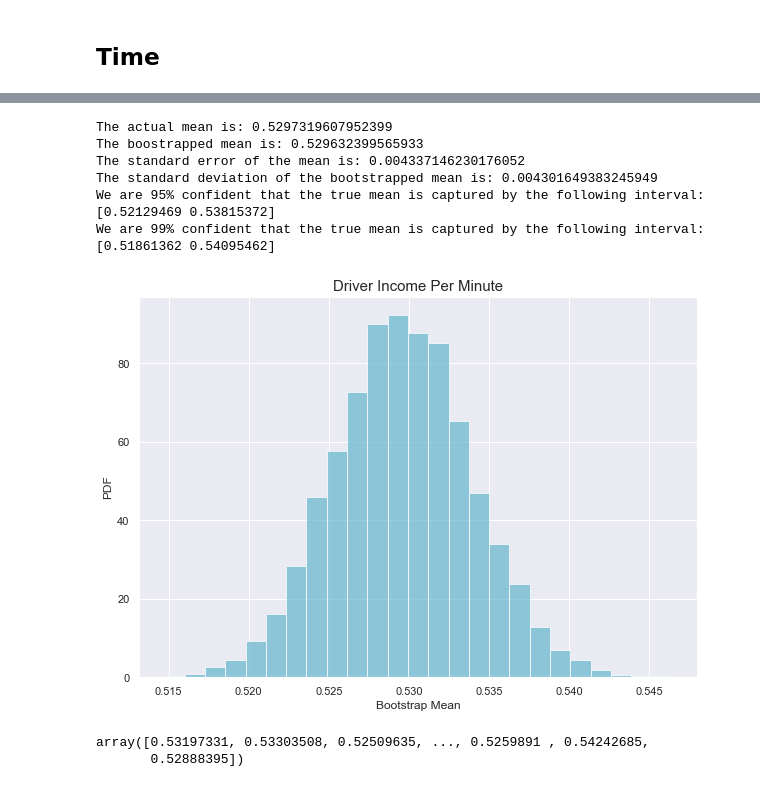
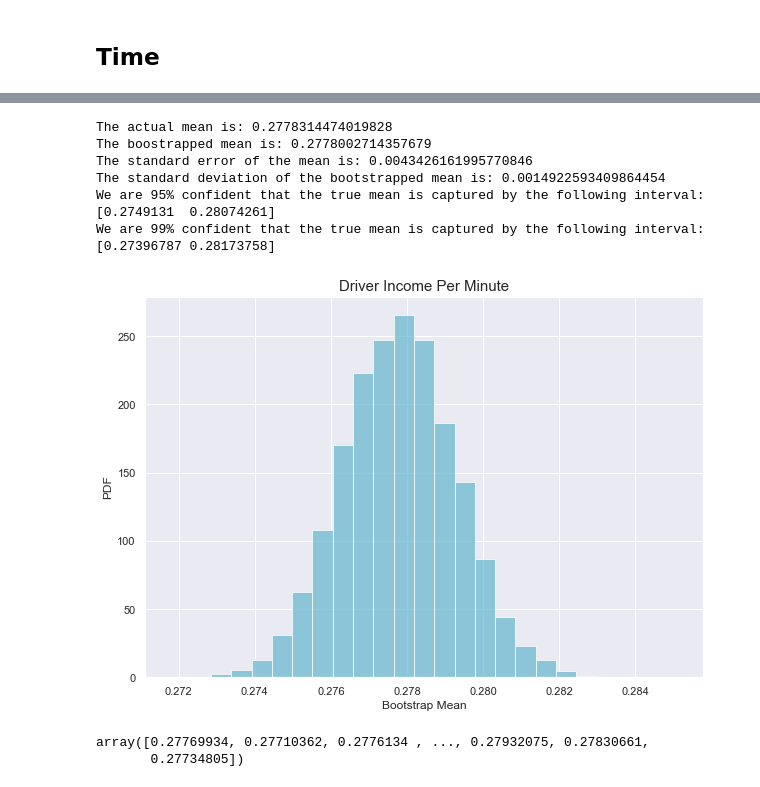
Before and after one commit to ryan-keenan/Data-C4, a Jupyter notebook: uber_50k.ipynb, the cells around one changed output, grey strips where cells are left out. Saved outputs shown, nothing was run; the diff lists cells and outputs as text; code cells hidden in the pictures.

```diff
--- a/uber_50k.ipynb
+++ b/uber_50k.ipynb
@@ -25,5 +47,7 @@ df = pd.read_csv('Transportation_Network_Providers_-_Trips.csv', header=0, nrows
 # %% [markdown]
 Now that we have loaded the data uploaded into our dataFrame, df, there's a lot that we can do with it. The first thing I like to do is see the data itself. We can use .head() to look at the first 5 rows.
+# %%
+df = pd.read_csv('uber_every_1K_rows.csv', parse_dates=['Trip Start Timestamp', 'Trip End Timestamp'])
 # %%
 df.head()
 # %% [output]
@@ -727,15 +751,15 @@ array([0.5137063 , 0.50769321, 0.50621942, ..., 0.48803278, 0.50884278,
 # %%
-bootstrap_plot(df_elements['Income_Per_Minute'], title = 'Driver Income Per Minute')
+bootstrap_plot(df_elements['Income_Per_Minute'], df, title = 'Driver Income Per Minute')
 # %% [output]
-The actual mean is: 0.5297319607952399
-The boostrapped mean is: 0.529632399565933
-The standard error of the mean is: 0.004337146230176052
-The standard deviation of the bootstrapped mean is: 0.004301649383245949
-We are 95% confident that the true mean is captured by the following interval: [0.52129469 0.53815372]
-We are 99% confident that the true mean is captured by the following interval: [0.51861362 0.54095462]
+The actual mean is: 0.2778314474019828
+The boostrapped mean is: 0.2778002714357679
+The standard error of the mean is: 0.0043426161995770846
+The standard deviation of the bootstrapped mean is: 0.0014922593409864454
+We are 95% confident that the true mean is captured by the following interval: [0.2749131  0.28074261]
+We are 99% confident that the true mean is captured by the following interval: [0.27396787 0.28173758]
-[figure, old version]
+[figure, new version]
-array([0.53197331, 0.53303508, 0.52509635, ..., 0.5259891 , 0.54242685,
-       0.52888395])
+array([0.27769934, 0.27710362, 0.2776134 , ..., 0.27932075, 0.27830661,
+       0.27734805])
 # %%
 df.groupby(['hour']).mean()
 # %% [output]
```
Also changed, not shown: parts of 53 cells of this notebook.
